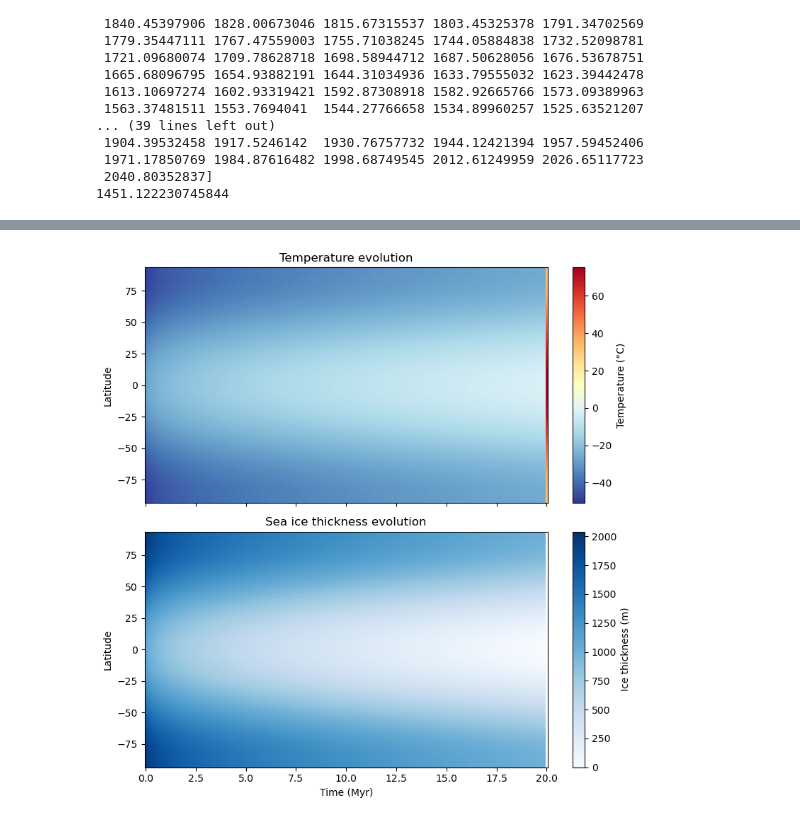
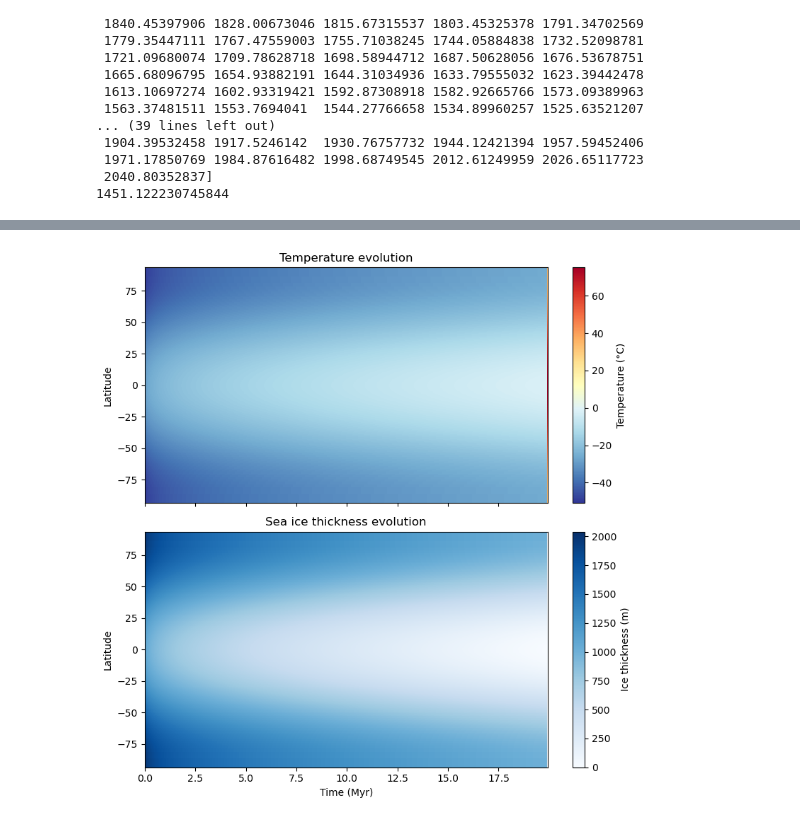
Before and after one commit to Trollarchivist/Project---Snowball-Earth, a Jupyter notebook: Project.Snowball.ipynb, the cells around one changed output, grey strips where cells are left out. Cells and saved outputs as stored; diff of their text form; code cells hidden in the pictures.

Commit message:
10.000 years loop and deleted comments

```diff
--- a/Project.Snowball.ipynb
+++ b/Project.Snowball.ipynb
@@ -413,7 +236,7 @@ ice_grid_dev = []
 
 
  # 12620000 - 12700000
-for yr in range(0, 25000000, 100000):
+for yr in range(0, 25000000, 10000):
     CO2 = outgassing(yr)
     variables = snowball(1, CO2, -40)
 
@@ -552,31 +375,30 @@ plt.show()
 [figure]
 [figure]
 # %%
-# Make heatplot
+# Define Grid for heatmap
 T_grid = np.array(T_grid_dev)
 ice_grid = np.array(ice_grid_dev)
 
-# Axes: time in Myr, latitude in degrees (same grid every run, so reuse the last one)
-tmyr = np.array(year_dev) / 1e6
+
 
 # Heatmaps of temperature and ice thickness
 fig, (ax1, ax2) = plt.subplots(2, 1, figsize=(8, 8), sharex=True)
 
 # Heatmap 1: Temperature
-pc1 = ax1.pcolormesh(tmyr, variables['phi'], T_grid.T, cmap='RdYlBu_r', shading='auto')
+pc1 = ax1.pcolormesh(np.array(year_dev)/1e6, variables['phi'], T_grid.T, cmap='RdYlBu_r', shading='auto')
 fig.colorbar(pc1, ax=ax1, label='Temperature (°C)')
 ax1.set_ylabel('Latitude')
 ax1.set_title('Temperature evolution')
 
 # Heatmap 2: Sea ice thickness
-pc2 = ax2.pcolormesh(tmyr, variables['phi'], ice_grid.T, cmap='Blues', shading='auto')
+pc2 = ax2.pcolormesh(np.array(year_dev)/1e6, variables['phi'], ice_grid.T, cmap='Blues', shading='auto')
 fig.colorbar(pc2, ax=ax2, label='Ice thickness (m)')
 ax2.set_ylabel('Latitude')
 ax2.set_xlabel('Time (Myr)')
 ax2.set_title('Sea ice thickness evolution')
 
 plt.tight_layout()
 plt.savefig('plot8.png', dpi=300, bbox_inches='tight')
 plt.show()
 # %% [output]
-[figure, old version]
+[figure, new version]
```
Also changed, not shown: parts of 8 cells of this notebook, 8 other files.
